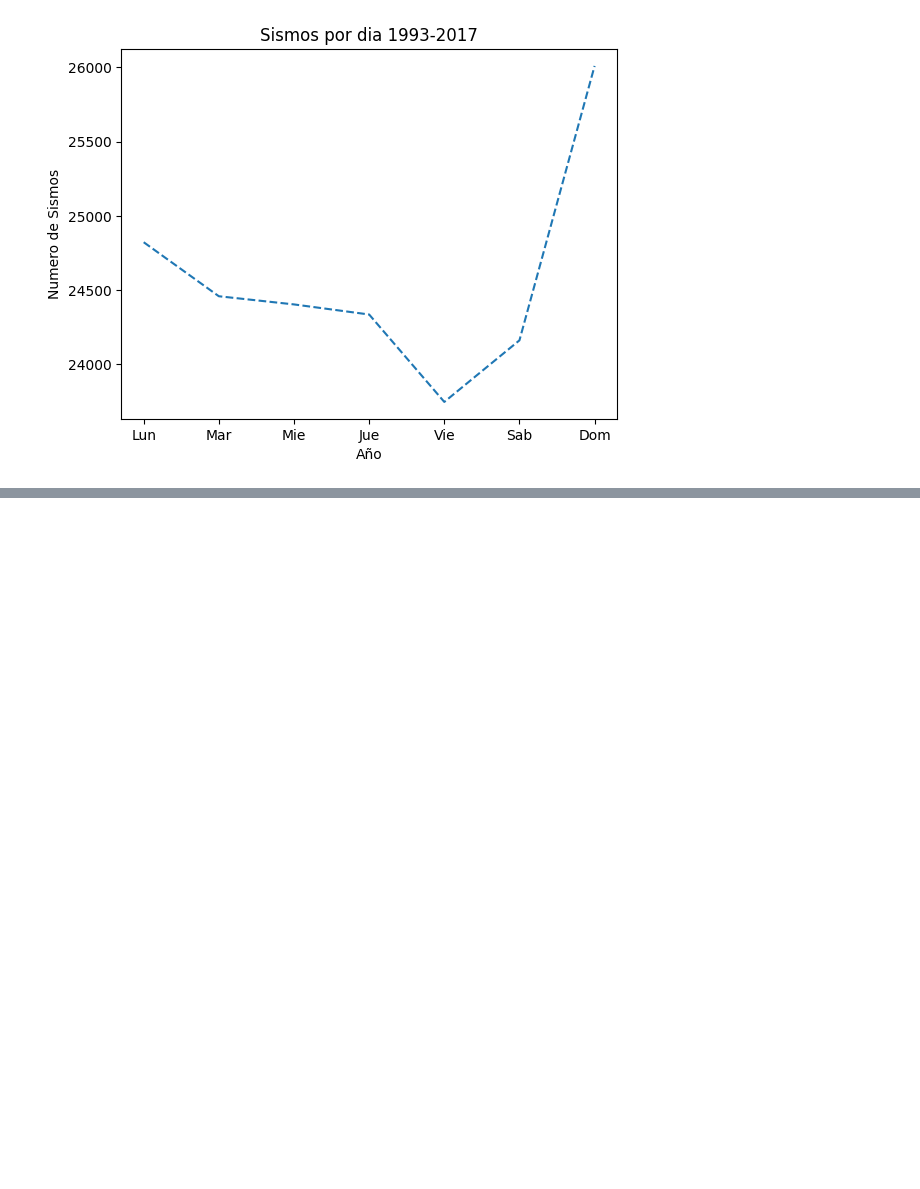
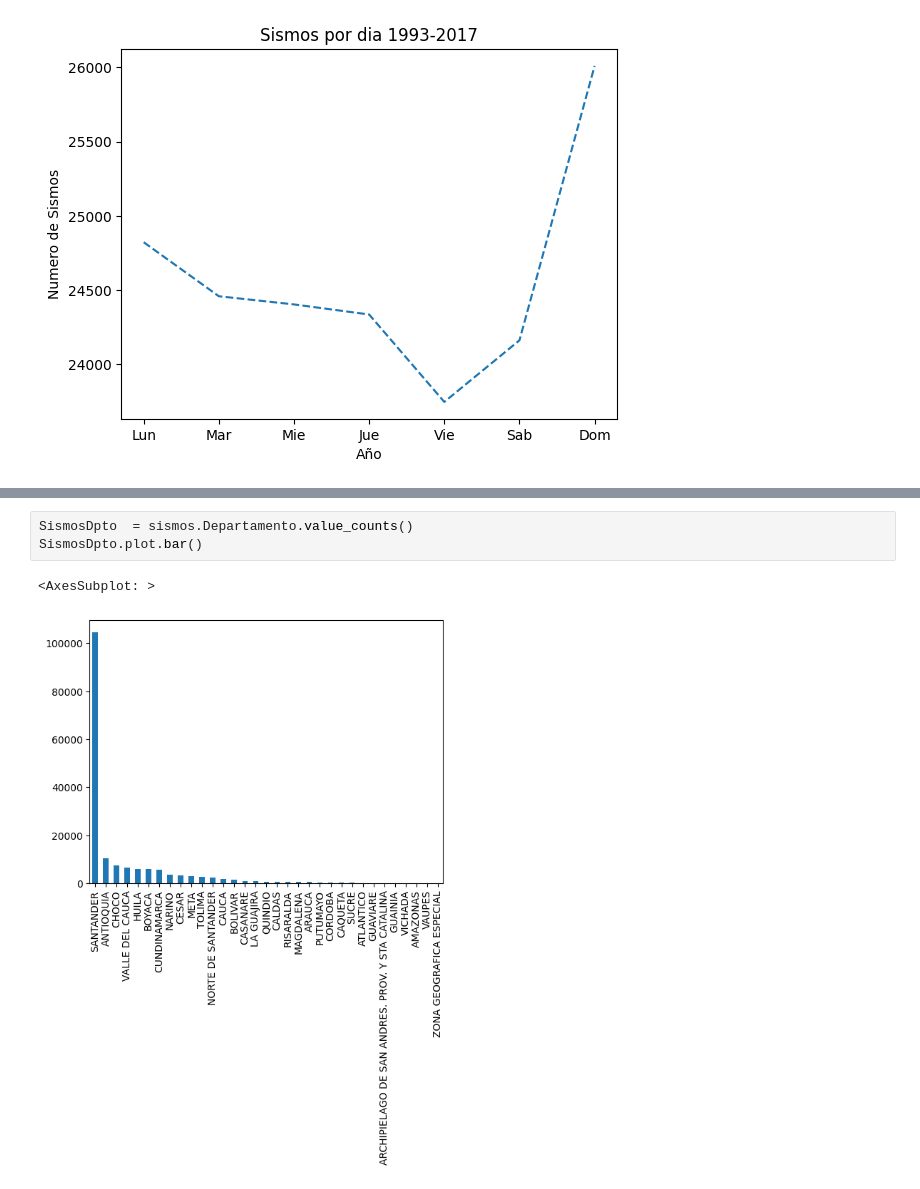
Before and after one commit to EDGAR-BARAHONA/Programacion-Python-Gis, a Jupyter notebook: Analitica/AnalisisSismico.ipynb, the cells around one changed output, grey strips where cells are left out. Saved outputs shown, nothing was run; the diff lists cells and outputs as text; blank space fills up the shorter version.

```diff
--- a/Analitica/AnalisisSismico.ipynb
+++ b/Analitica/AnalisisSismico.ipynb
@@ -154,0 +164,6 @@ gpsa.lines[0].set_linestyle("--")
+# %%
+SismosDpto  = sismos.Departamento.value_counts()
+SismosDpto.plot.bar()
+# %% [output]
+<AxesSubplot: >
+[figure, added]
```
Also changed, not shown: parts of 3 cells of this notebook.
